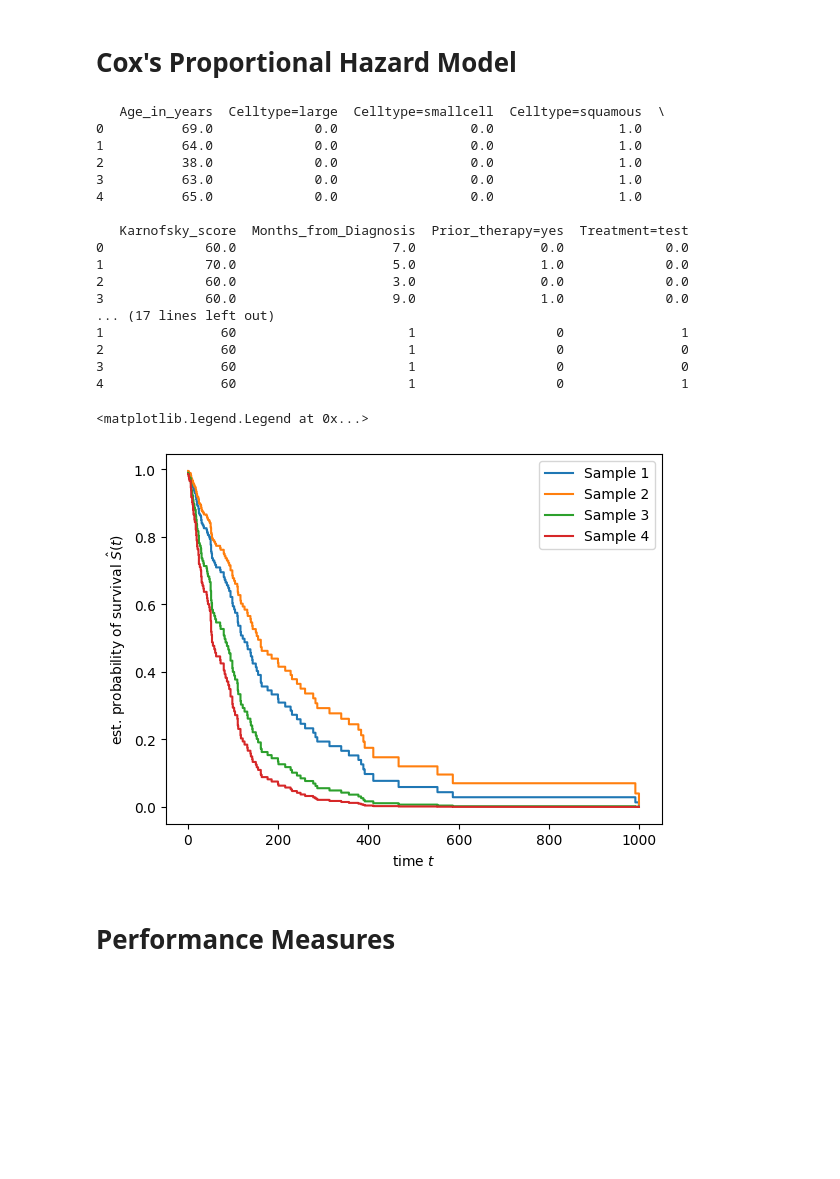
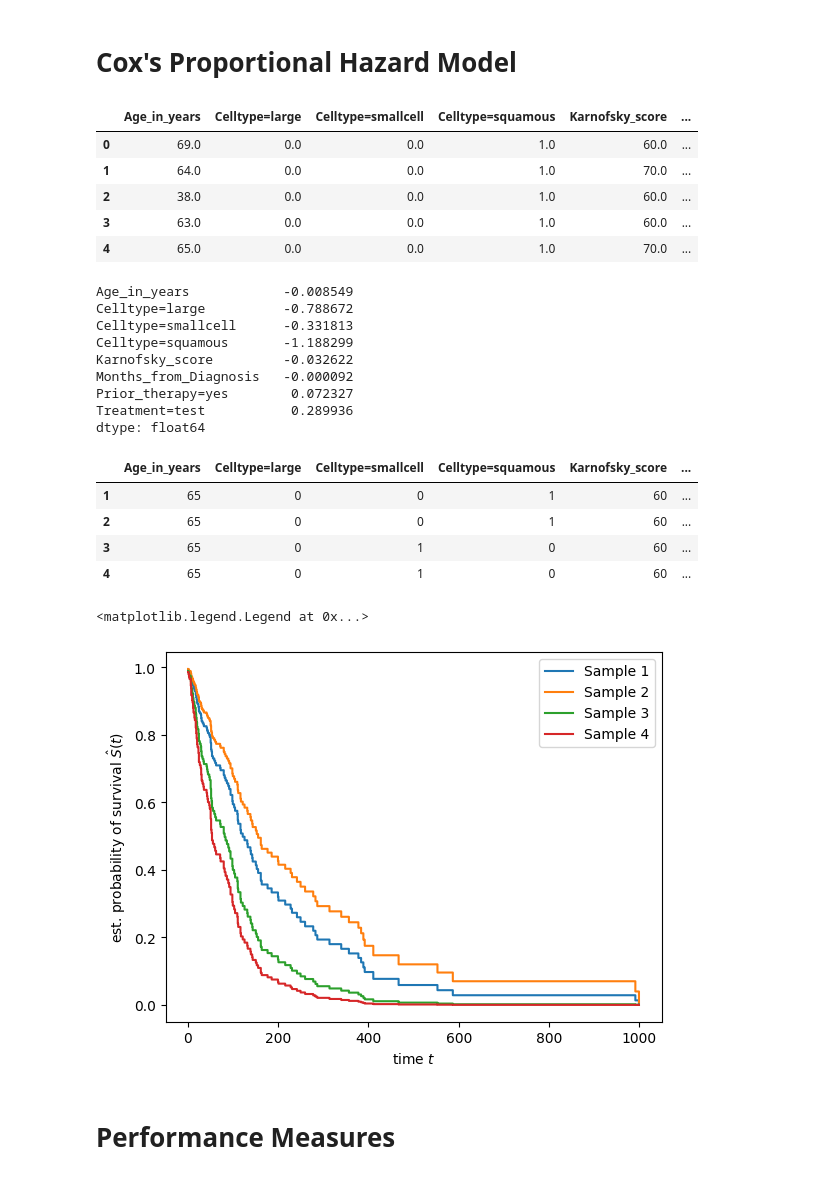
Before and after one commit to matteo4diani/federated-survival-analysis-experiments, a Jupyter notebook: federated_survival_analysis.ipynb, the cells around one changed output. Cells and saved outputs as stored; diff of their text form; code cells hidden in the pictures; blank space fills up the shorter version.

```diff
--- a/federated_survival_analysis.ipynb
+++ b/federated_survival_analysis.ipynb
@@ -153,50 +170,53 @@ plt.legend(loc="best")
 # Cox's Proportional Hazard Model
 # %%
 data_x_numeric = OneHotEncoder().fit_transform(data_x)
-print(data_x_numeric.head())
+display(data_x_numeric.head())
 
 set_config(display="text")  # displays text representation of estimators
 
 estimator = CoxPHSurvivalAnalysis()
 estimator.fit(data_x_numeric, data_y)
 
-print(pd.Series(estimator.coef_, index=data_x_numeric.columns))
+display(pd.Series(estimator.coef_, index=data_x_numeric.columns))
 
 x_new = pd.DataFrame.from_dict({
     1: [65, 0, 0, 1, 60, 1, 0, 1],
     2: [65, 0, 0, 1, 60, 1, 0, 0],
     3: [65, 0, 1, 0, 60, 1, 0, 0],
     4: [65, 0, 1, 0, 60, 1, 0, 1]},
      columns=data_x_numeric.columns, orient='index')
 
-print(x_new)
+display(x_new)
 
 pred_surv = estimator.predict_survival_function(x_new)
 time_points = np.arange(1, 1000)
 for i, surv_func in enumerate(pred_surv):
     plt.step(time_points, surv_func(time_points), where="post",
              label="Sample %d" % (i + 1))
 plt.ylabel("est. probability of survival $\hat{S}(t)$")
 plt.xlabel("time $t$")
 plt.legend(loc="best")
 # %% [output]
+|  | Age_in_years | Celltype=large | Celltype=smallcell | Celltype=squamous | Karnofsky_score | ... |
+| 0 | 69.0 | 0.0 | 0.0 | 1.0 | 60.0 | ... |
+| 1 | 64.0 | 0.0 | 0.0 | 1.0 | 70.0 | ... |
+| 2 | 38.0 | 0.0 | 0.0 | 1.0 | 60.0 | ... |
+| 3 | 63.0 | 0.0 | 0.0 | 1.0 | 60.0 | ... |
+| 4 | 65.0 | 0.0 | 0.0 | 1.0 | 70.0 | ... |
-   Age_in_years  Celltype=large  Celltype=smallcell  Celltype=squamous  \
-0          69.0             0.0                 0.0                1.0
-1          64.0             0.0                 0.0                1.0
-2          38.0             0.0                 0.0                1.0
-3          63.0             0.0                 0.0                1.0
-4          65.0             0.0                 0.0                1.0
-
-   Karnofsky_score  Months_from_Diagnosis  Prior_therapy=yes  Treatment=test
-0             60.0                    7.0                0.0             0.0
-1             70.0                    5.0                1.0             0.0
-2             60.0                    3.0                0.0             0.0
-3             60.0                    9.0                1.0             0.0
-... (17 lines left out)
-1               60                      1                  0               1
-2               60                      1                  0               0
-3               60                      1                  0               0
-4               60                      1                  0               1
+Age_in_years            -0.008549
+Celltype=large          -0.788672
+Celltype=smallcell      -0.331813
+Celltype=squamous       -1.188299
+Karnofsky_score         -0.032622
+Months_from_Diagnosis   -0.000092
+Prior_therapy=yes        0.072327
+Treatment=test           0.289936
+dtype: float64
+|  | Age_in_years | Celltype=large | Celltype=smallcell | Celltype=squamous | Karnofsky_score | ... |
+| 1 | 65 | 0 | 0 | 1 | 60 | ... |
+| 2 | 65 | 0 | 0 | 1 | 60 | ... |
+| 3 | 65 | 0 | 1 | 0 | 60 | ... |
+| 4 | 65 | 0 | 1 | 0 | 60 | ... |
 <matplotlib.legend.Legend at 0x...>
 [figure]
 # %% [markdown]
```
Also changed, not shown: parts of 4 cells of this notebook.
